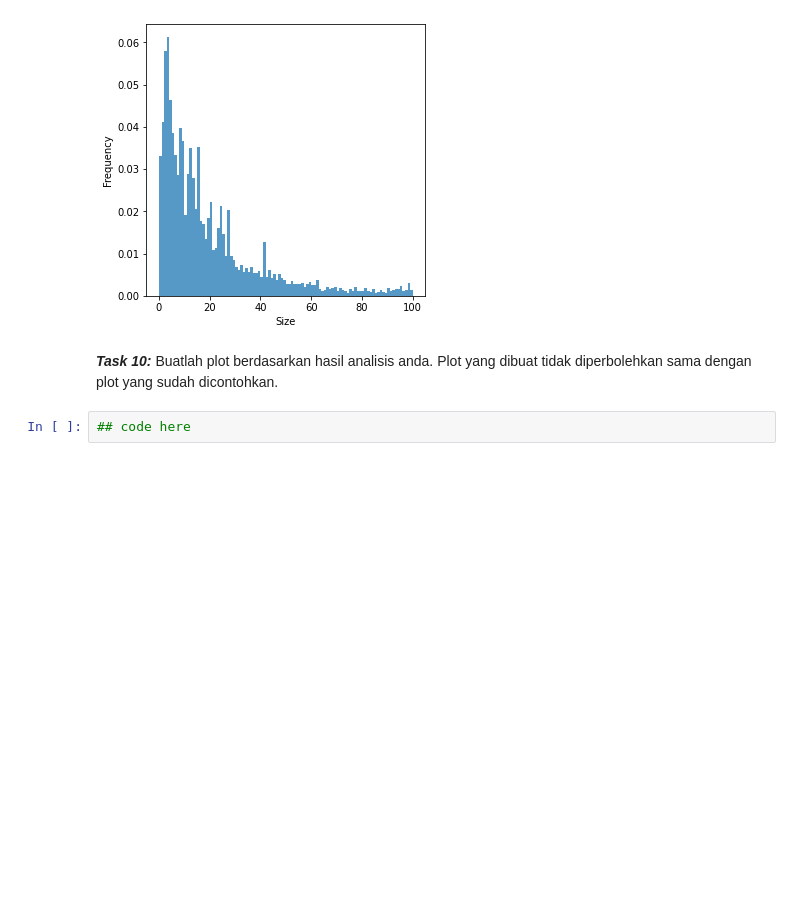
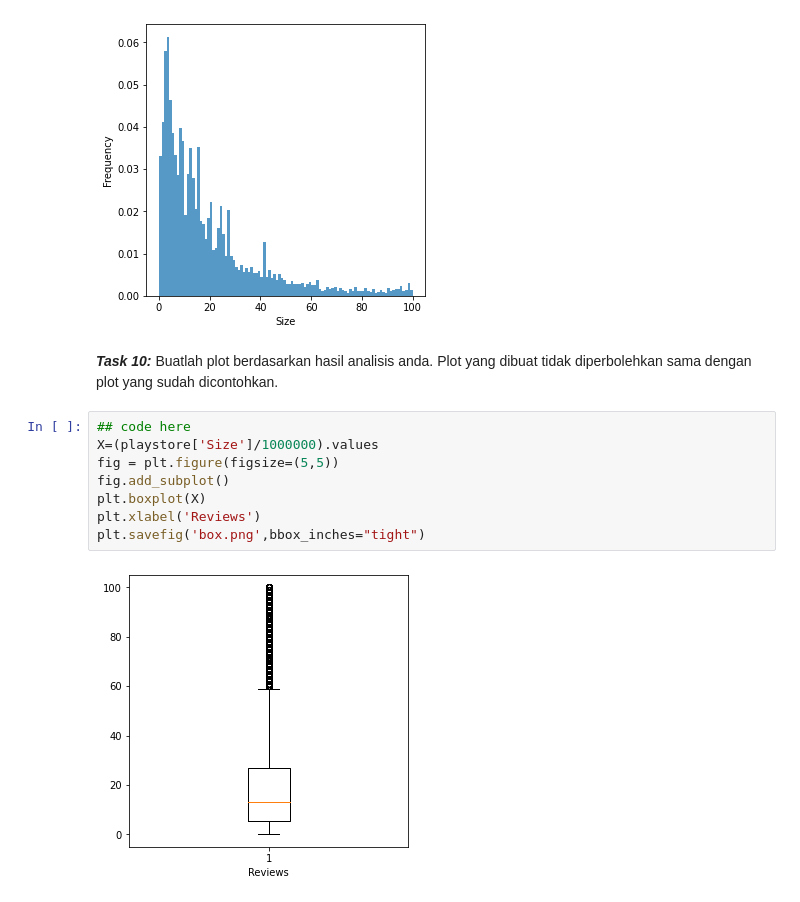
Before and after one commit to EngSun-Oei/capstone-dashboard, a Jupyter notebook: capstone-UIFlask.ipynb, the cells around one changed output. Saved outputs shown, nothing was run; the diff lists cells and outputs as text; blank space fills up the shorter version.

```diff
--- a/capstone-UIFlask.ipynb
+++ b/capstone-UIFlask.ipynb
@@ -200,5 +200,13 @@ plt.savefig('hist_size.png',bbox_inches="tight")
 [figure]
 # %% [markdown]
 **_Task 10:_** Buatlah plot berdasarkan hasil analisis anda. Plot yang dibuat tidak diperbolehkan sama dengan plot yang sudah dicontohkan.
-# %%
-## code here
+# %%
+## code here
+X=(playstore['Size']/1000000).values
+fig = plt.figure(figsize=(5,5))
+fig.add_subplot()
+plt.boxplot(X)
+plt.xlabel('Reviews')
+plt.savefig('box.png',bbox_inches="tight")
+# %% [output]
+[figure, added]
```
Also changed, not shown: 8 other files.
